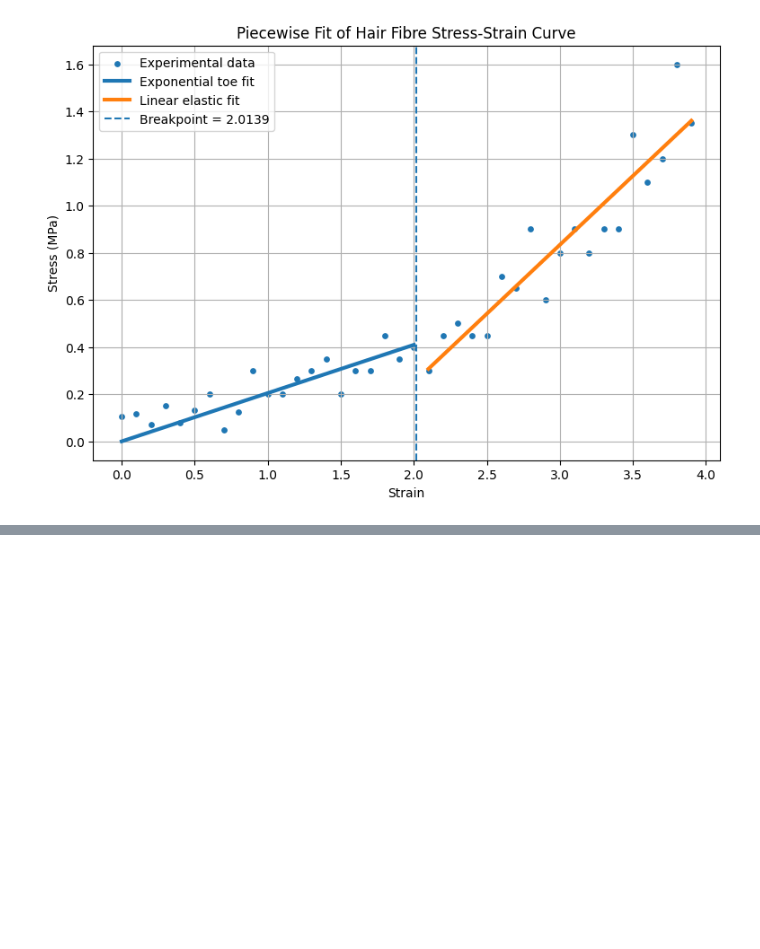
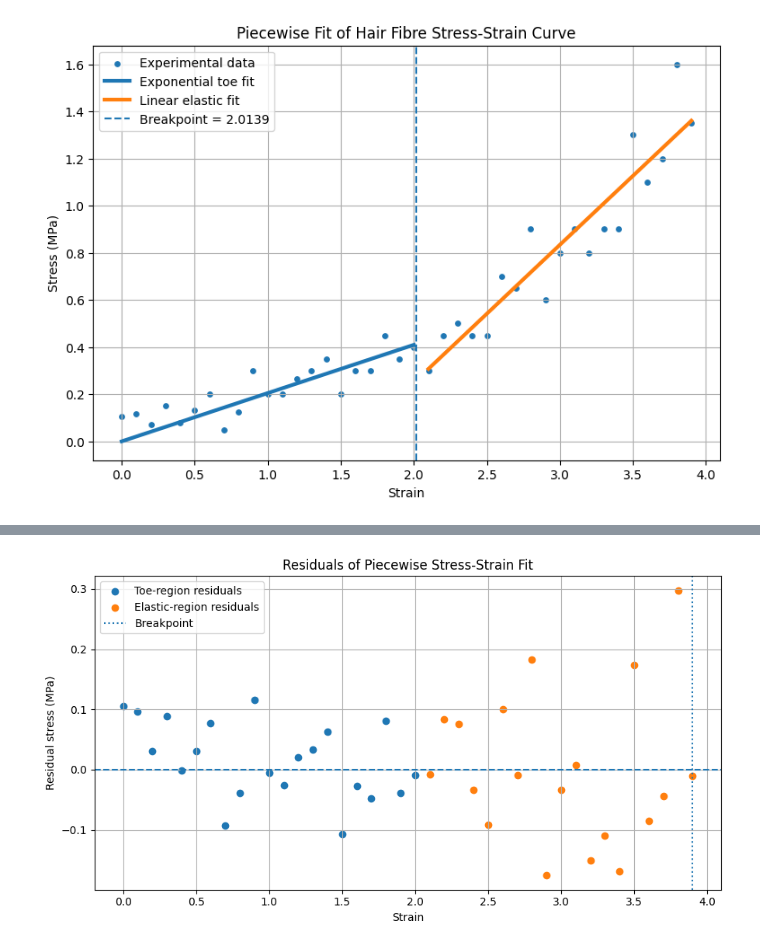
Before and after one commit to ifplutoknew/Python, a Jupyter notebook: Hair research data/Dry hair_20mm.ipynb, the cells around one changed output, grey strips where cells are left out. Drawn from its saved outputs; the diff is of its cells as text; code cells hidden in the pictures; blank space fills up the shorter version.

Commit message:
new graph

```diff
--- a/Hair research data/Dry hair_20mm.ipynb
+++ b/Hair research data/Dry hair_20mm.ipynb
@@ -470,0 +638,33 @@ plt.show()
+# %%
+toe_residuals = toe_stress - predicted_toe
+elastic_residuals = elastic_stress - predicted_elastic
+
+plt.figure(figsize=(9, 5))
+
+plt.scatter(
+    toe_strain, toe_residuals,
+    label="Toe-region residuals"
+)
+
+plt.scatter(
+    elastic_strain, elastic_residuals,
+    label="Elastic-region residuals"
+)
+
+plt.axhline(0, linestyle="--")
+
+plt.axvline(
+    breakpoint,
+    linestyle=":",
+    label="Breakpoint"
+)
+
+plt.xlabel("Strain")
+plt.ylabel("Residual stress (MPa)")
+plt.title("Residuals of Piecewise Stress-Strain Fit")
+plt.legend()
+plt.grid(True)
+plt.tight_layout()
+plt.show()
+# %% [output]
+[figure, added]
```
Also changed, not shown: parts of 2 cells of this notebook.
